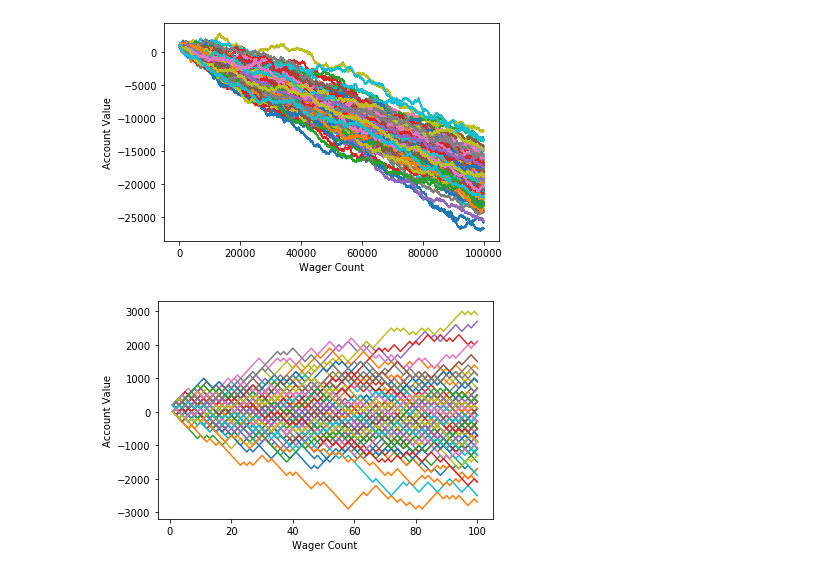
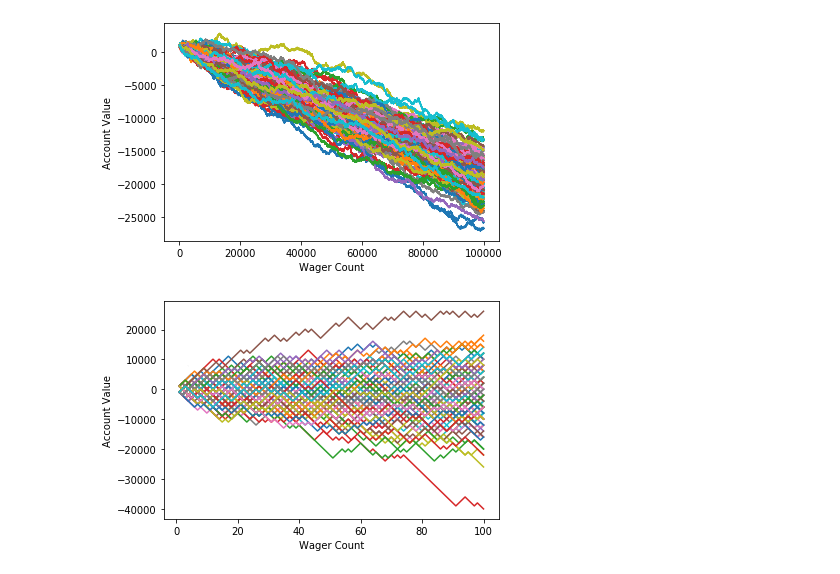
Before and after one commit to Wetpaint3/Blogs, a Jupyter notebook: Monte_Carlo_Simulations2.ipynb, the cells around one changed output. Drawn from its saved outputs; the diff is of its cells as text; code cells hidden in the pictures.

```diff
--- a/Monte_Carlo_Simulations2.ipynb
+++ b/Monte_Carlo_Simulations2.ipynb
@@ -542,32 +542,32 @@ def simple_bettor(funds,initial_wager,wager_count):
             # append #
             wX.append(currentWager)
             vY.append(value)
 
         else:
             value -= wager
             # append #
             wX.append(currentWager)
             vY.append(value)
 
         currentWager += 1
 
     #print 'Funds:', value
 
     plt.plot(wX,vY)
 
 
 
 x = 0
 
 # start this off @ 1, then add, and increase 50 to 500, then 1000
 while x < 100:
-    simple_bettor(100,100,100)
+    simple_bettor(100,1000,100)
     x += 1
 
 
 plt.ylabel('Account Value')
 plt.xlabel('Wager Count')
 plt.savefig('Mln_trails')
 plt.show()
 # %% [output]
-[figure, old version]
+[figure, new version]
```
